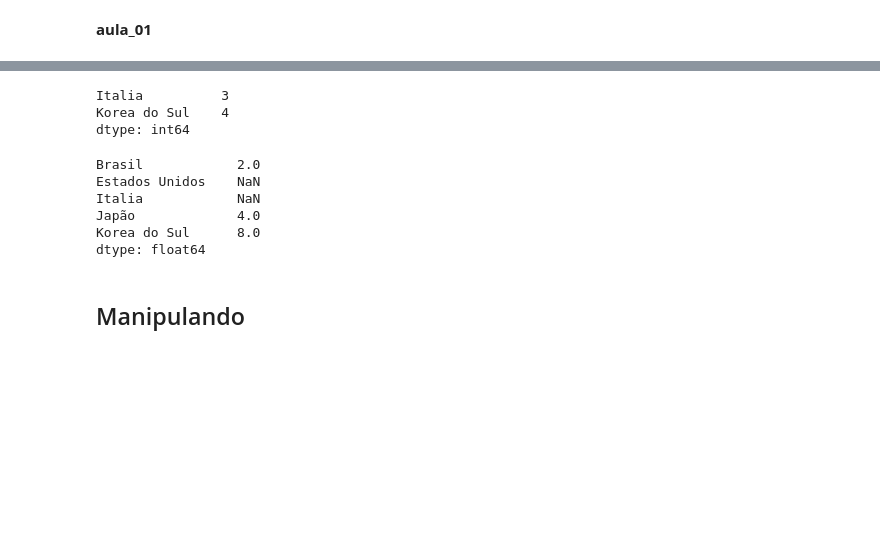
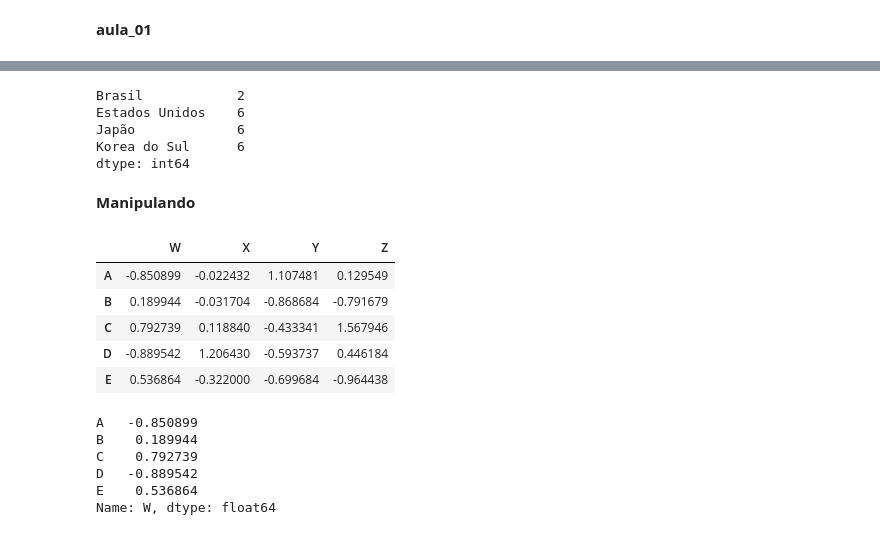
Before and after one commit to geovani2311/-understanding_pandas, a Jupyter notebook: aula_01.ipynb, the cells around one changed output, grey strips where cells are left out. Cells and saved outputs as stored; diff of their text form; code cells hidden in the pictures; blank space fills up the shorter version.

```diff
--- a/aula_01.ipynb
+++ b/aula_01.ipynb
@@ -51,21 +60,24 @@ ser2 = pd.Series([1,2,3,4], index= ["Brasil","Japão","Italia","Korea do Sul"])
-# %%
-ser2[["Italia","Korea do Sul"]]
-# %% [output]
-Italia          3
-Korea do Sul    4
-dtype: int64
-# %%
-ser1 + ser2
-# %% [output]
-Brasil            2.0
-Estados Unidos    NaN
-Italia            NaN
-Japão             4.0
-Korea do Sul      8.0
-dtype: float64
+# %%
+#juntando as duas Series
+ser1 + ser2
+# %% [output]
+Brasil            2
+Estados Unidos    6
+Japão             6
+Korea do Sul      6
+dtype: int64
 # %% [markdown]
-## Manipulando
+**Manipulando**
 # %%
 from numpy.random import randn
 # %%
-df = pd.DataFrame(randn(5,4), index = ["A","B,","C","D","E"], columns = "W X Y Z".split())
+#montando um DataFrame com os números aleatorios
+df = pd.DataFrame(randn(5,4), index = ["A","B","C","D","E"], columns = "W X Y Z".split())
+df
+# %% [output]
+|  | W | X | Y | Z |
+| A | -0.850899 | -0.022432 | 1.107481 | 0.129549 |
+| B | 0.189944 | -0.031704 | -0.868684 | -0.791679 |
+| C | 0.792739 | 0.118840 | -0.433341 | 1.567946 |
+| D | -0.889542 | 1.206430 | -0.593737 | 0.446184 |
+| E | 0.536864 | -0.322000 | -0.699684 | -0.964438 |
@@ -73,0 +84,10 @@ df["new"] = df["W"]
+# %%
+#como retornar a Serie de uma coluna
+df['W']
+# %% [output]
+A   -0.850899
+B    0.189944
+C    0.792739
+D   -0.889542
+E    0.536864
+Name: W, dtype: float64
```
Also changed, not shown: parts of 19 cells of this notebook.
